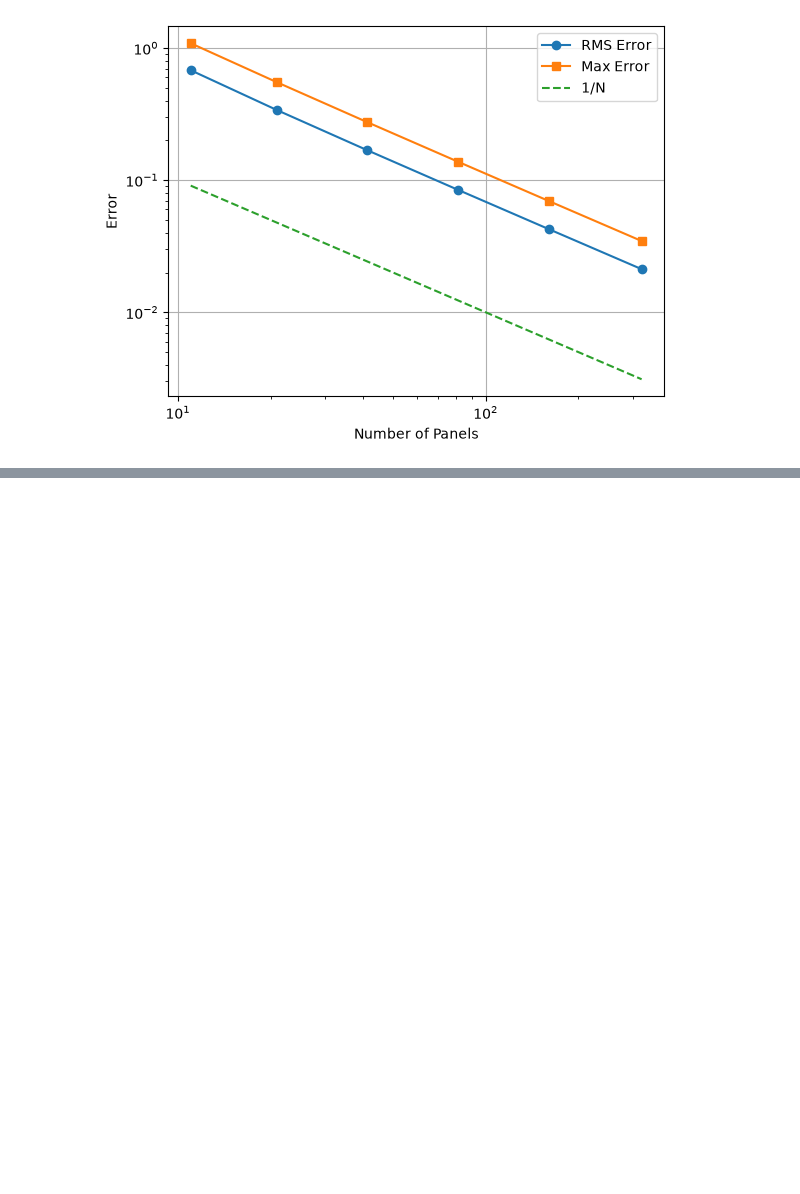
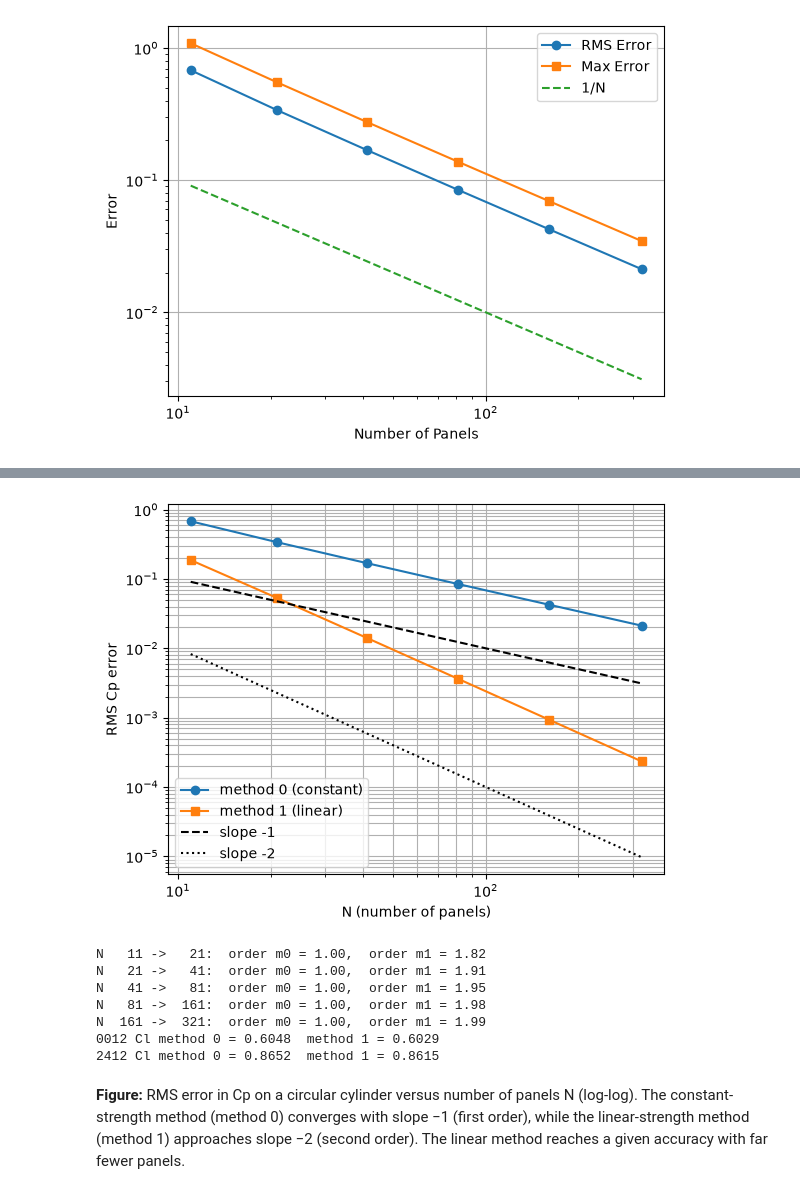
Before and after one commit to Atharva-Patil008/AE611_2026, a Jupyter notebook: Vortex_Panel_Method_Atharva_Patil.ipynb, the cells around one changed output, grey strips where cells are left out. Cells and saved outputs as stored; diff of their text form; code cells hidden in the pictures; blank space fills up the shorter version.

Commit message:
Add vortex panel methods with cylinder and airfoil verification

```diff
--- a/Vortex_Panel_Method_Atharva_Patil.ipynb
+++ b/Vortex_Panel_Method_Atharva_Patil.ipynb
@@ -213,0 +354,58 @@ plt.show()
+# %%
+panel_counts = [11, 21, 41, 81, 161, 321]     # number of panels N (odd values for the cylinder)
+
+#RMS error of Cp on the cylinder
+def cylinder_rms_error(method, n_panels):
+    xb, yb = cylinder_panels(n_panels)                # boundary points of the circle
+    result = method(xb, yb, 0.0)                        # solve at angle of attack 0 deg
+    phi = np.arctan2(result["yc"], result["xc"])      # angle of each control point
+    cp_exact = 1 - 4*np.sin(phi)**2                      # exact Cp for a cylinder
+    cp_error = result["Cp"] - cp_exact                  # error at every panel
+    return np.sqrt(np.mean(cp_error**2))                 # root-mean-square of the error
+
+# Error for every N, for both methods
+rms_method0 = []                                     # errors of constant-strength method
+rms_method1 = []                                     # errors of linear-strength method
+for n in panel_counts:
+    rms_method0.append(cylinder_rms_error(vortex_panel_method_0, n))
+    rms_method1.append(cylinder_rms_error(vortex_panel_method_1, n))
+
+#Log-log plot
+N_array = np.array(panel_counts)                     # convert list to array so we can do maths on it
+plt.loglog(panel_counts, rms_method0, "o-", label="method 0 (constant)")
+plt.loglog(panel_counts, rms_method1, "s-", label="method 1 (linear)")
+plt.loglog(panel_counts, 1.0/N_array,    "k--", label="slope -1")   # reference: error ~ 1/N
+plt.loglog(panel_counts, 1.0/N_array**2, "k:",  label="slope -2")   # reference: error ~ 1/N^2
+plt.xlabel("N (number of panels)")
+plt.ylabel("RMS Cp error")
+plt.legend()
+plt.grid(True, which="both")
+plt.show()
+
+# Observed order of convergence
+# N roughly doubles each step, so order = log2(old error / new error)
+for k in range(1, len(panel_counts)):
+    order0 = np.log2(rms_method0[k-1] / rms_method0[k])
+    order1 = np.log2(rms_method1[k-1] / rms_method1[k])
+    print(f"N {panel_counts[k-1]:4d} -> {panel_counts[k]:4d}:  order m0 = {order0:.2f},  order m1 = {order1:.2f}")
+
+# Airfoil check: Cl at 5 deg, N = 160
+# N = 160: Cl is converged to about 0.01% (method 1, Stage 6) and the run is still fast
+for airfoil_code in ["0012", "2412"]:
+    xb, yb = naca4_panels(airfoil_code, 160)         # airfoil boundary points
+    cl_method0 = vortex_panel_method_0(xb, yb, 5.0)["Cl"]
+    cl_method1 = vortex_panel_method_1(xb, yb, 5.0)["Cl"]
+    print(airfoil_code, "Cl method 0 =", round(cl_method0, 4), " method 1 =", round(cl_method1, 4))
+# %% [output]
+[figure, added]
+N   11 ->   21:  order m0 = 1.00,  order m1 = 1.82
+N   21 ->   41:  order m0 = 1.00,  order m1 = 1.91
+N   41 ->   81:  order m0 = 1.00,  order m1 = 1.95
+N   81 ->  161:  order m0 = 1.00,  order m1 = 1.98
+N  161 ->  321:  order m0 = 1.00,  order m1 = 1.99
+0012 Cl method 0 = 0.6048  method 1 = 0.6029
+2412 Cl method 0 = 0.8652  method 1 = 0.8615
+# %% [markdown]
+**Figure:** RMS error in Cp on a circular cylinder versus number of panels N (log-log). The constant-strength
+method (method 0) converges with slope −1 (first order), while the linear-strength method (method 1) approaches
+slope −2 (second order). The linear method reaches a given accuracy with far fewer panels.
```
Also changed, not shown: parts of 7 cells of this notebook.
